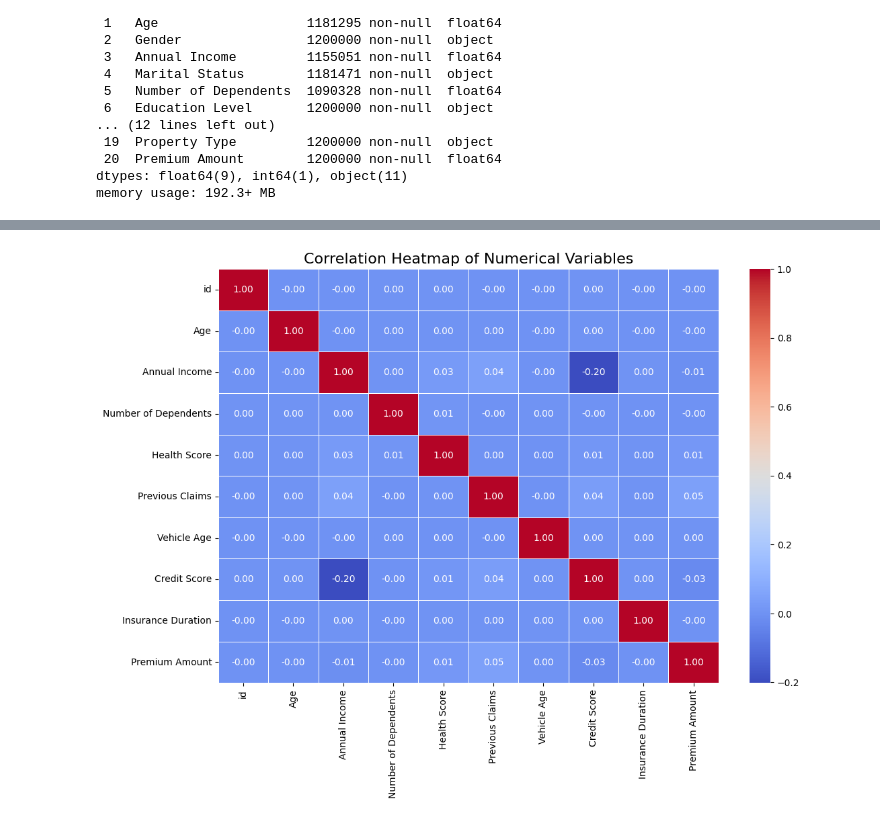
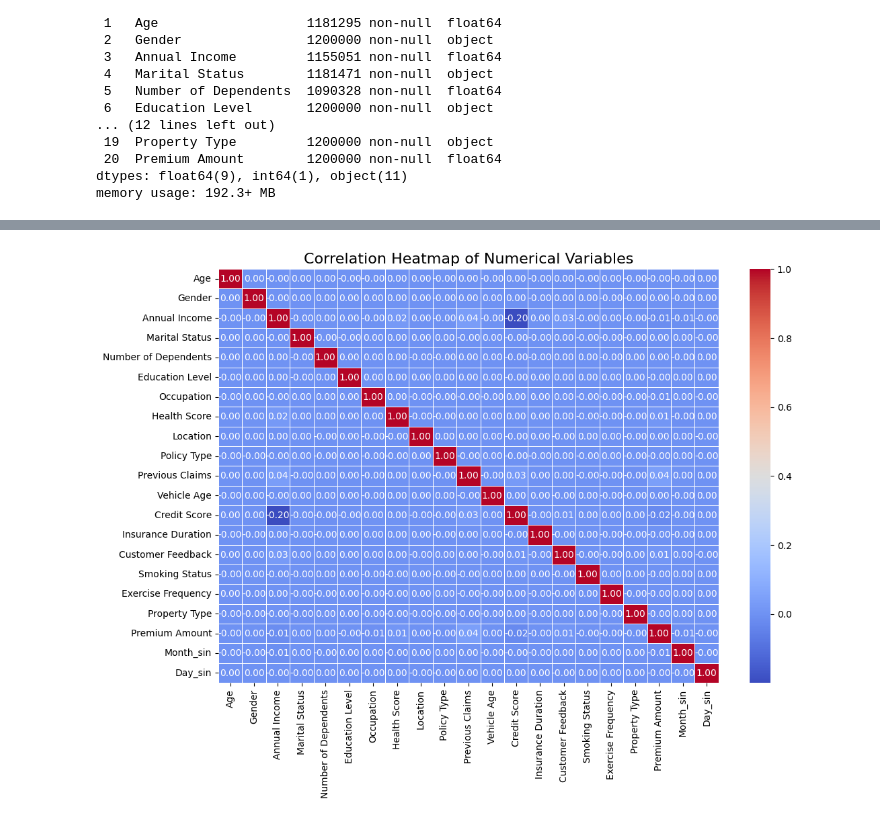
Before and after one commit to Abhs2418/Insurance-Premium-Price-Prediction, a Jupyter notebook: model/Insurance_CDAC.ipynb, the cells around one changed output, grey strips where cells are left out. Drawn from its saved outputs; the diff is of its cells as text; code cells hidden in the pictures.

```diff
--- a/model/Insurance_CDAC.ipynb
+++ b/model/Insurance_CDAC.ipynb
@@ -240,0 +309,5 @@ dtype: float64
+# %%
+categorical_columns = df_new_cat.select_dtypes(include=['object']).columns
+numerical_columns = df_new_cat.select_dtypes(exclude=['object']).columns
+print(categorical_columns)
+print(numerical_columns)
@@ -240,0 +323,5 @@ dtype: float64
+# %%
+for col in numerical_columns:
+  col_mode=df_new_cat[col].mode()[0]
+  df_new_cat[col]=df_new_cat[col].fillna(col_mode)
+df_new_cat.isna().sum()
@@ -240,0 +347,6 @@ dtype: float64
+# %%
+scaler = RobustScaler()
+df_new_cat = scaler.fit_transform(df_new_cat)
+# %%
+df_new_cat=pd.DataFrame(df_new_cat,columns=numerical_columns)
+df_new_cat.head()
@@ -241,11 +361,11 @@ dtype: float64
 # %%
 # Calculate the correlation matrix
-correlation_matrix = df[numerical_columns].corr()
+correlation_matrix = df_new_cat.corr()
 
 # Plot the heatmap
 plt.figure(figsize=(12, 8))
 sns.heatmap(correlation_matrix, annot=True, fmt=".2f", cmap="coolwarm", cbar=True, linewidths=0.5)
 plt.title("Correlation Heatmap of Numerical Variables", fontsize=16)
 plt.show()
 # %% [output]
-[figure, old version]
+[figure, new version]
```
Also changed, not shown: parts of 32 cells of this notebook, 1 other file.
